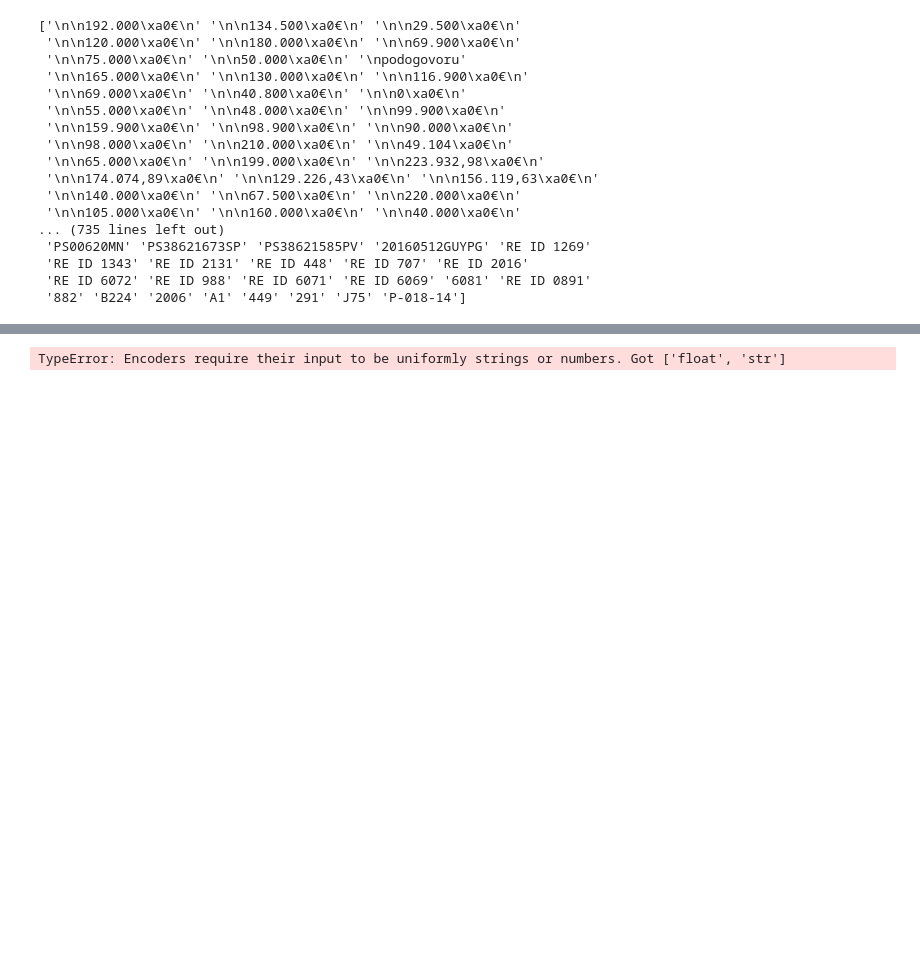
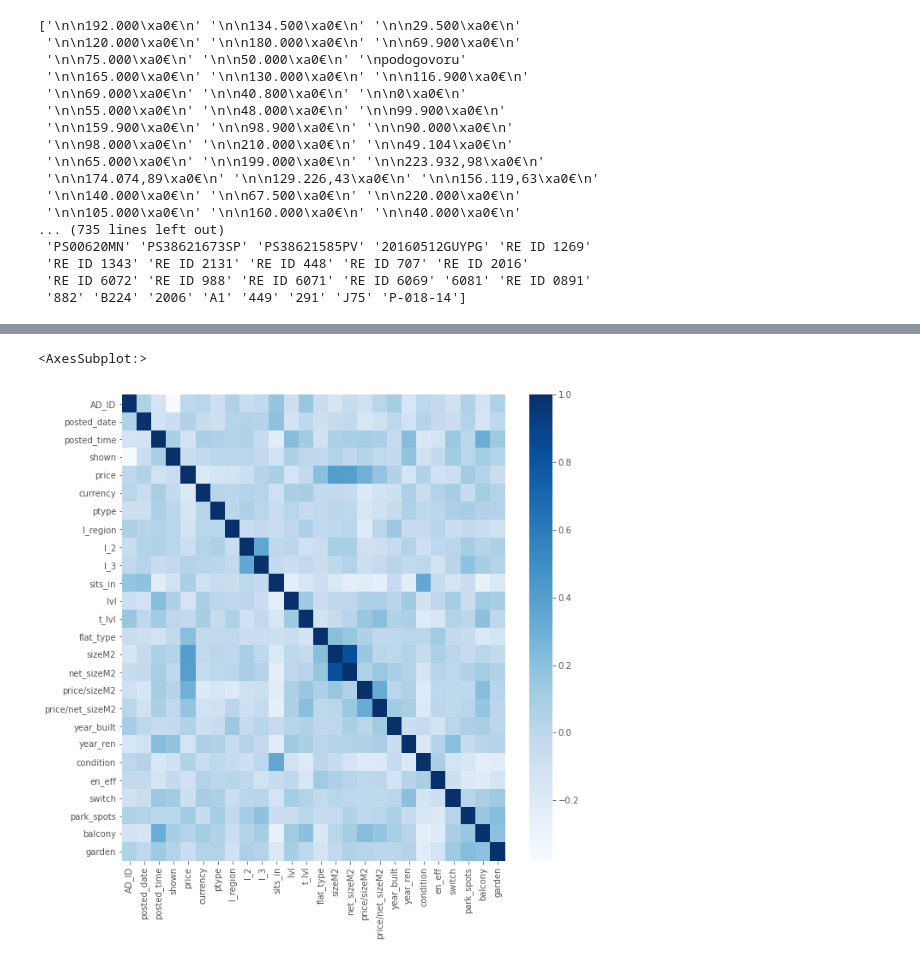
Before and after one commit to jbrlek/Capstone_webScrape_Real_Estate_Regression, a Jupyter notebook: Preparing the features - Bolha Flats.ipynb, the cells around one changed output, grey strips where cells are left out. Drawn from its saved outputs; the diff is of its cells as text; code cells hidden in the pictures; blank space fills up the shorter version.

```diff
--- a/Preparing the features - Bolha Flats.ipynb
+++ b/Preparing the features - Bolha Flats.ipynb
@@ -132,5 +122,0 @@ df.iloc[1]['Lokacija'].split(',')[1].replace(' ', '')
-# %%
-# taking a look at the unique values of for columns (all but the first 5)
-for column in df.columns[5:]:
-    print(column)
-    print(df[column].unique())
@@ -211,0 +204,12 @@ plot_missing(data_prep)
+# %%
+def data_fix_types(df, colname_types = df_col_dtypes):
+    fixed_df = df
+
+    for column in tqdm(df.columns):
+        #print(column)
+        typ =colname_types[column]
+        fixed_df[column] = df[column].astype(typ)
+
+    return fixed_df
+# %%
+data_tfix = data_fix_types(data_prep)
@@ -248,0 +278,2 @@ from sklearn.metrics import r2_score, mean_squared_error
+# %%
+train, test = train_test_split(data_tfix, test_size=0.2)
@@ -275,6 +329,0 @@ def impute_cats(df):
-# %%
-# Impute the missing values
-impute_cats(X_set)
-print("Train Dtype counts: \n{}".format(X_train.dtypes.value_counts()))
-# %% [output]
-TypeError: Encoders require their input to be uniformly strings or numbers. Got ['float', 'str']
@@ -280,0 +333,7 @@ TypeError: Encoders require their input to be uniformly strings or numbers. Got
+# %%
+plt.figure(figsize =(10, 10))
+data_corr = train.corr()
+sns.heatmap(data_corr,cmap = 'Blues')
+# %% [output]
+<AxesSubplot:>
+[figure, added]
```
Also changed, not shown: parts of 50 cells of this notebook.
